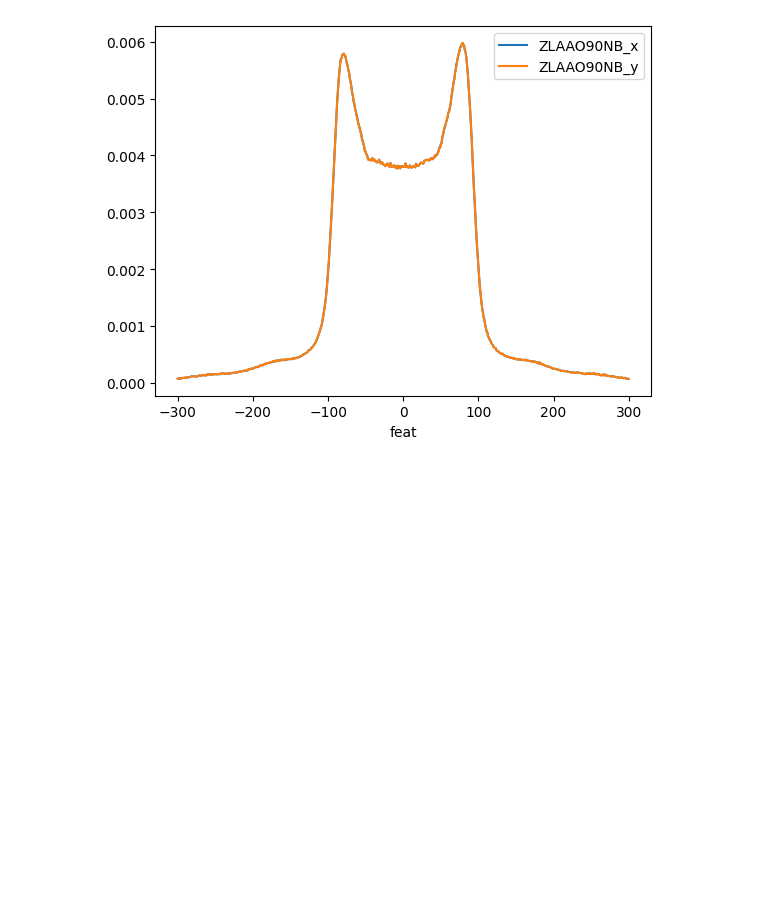
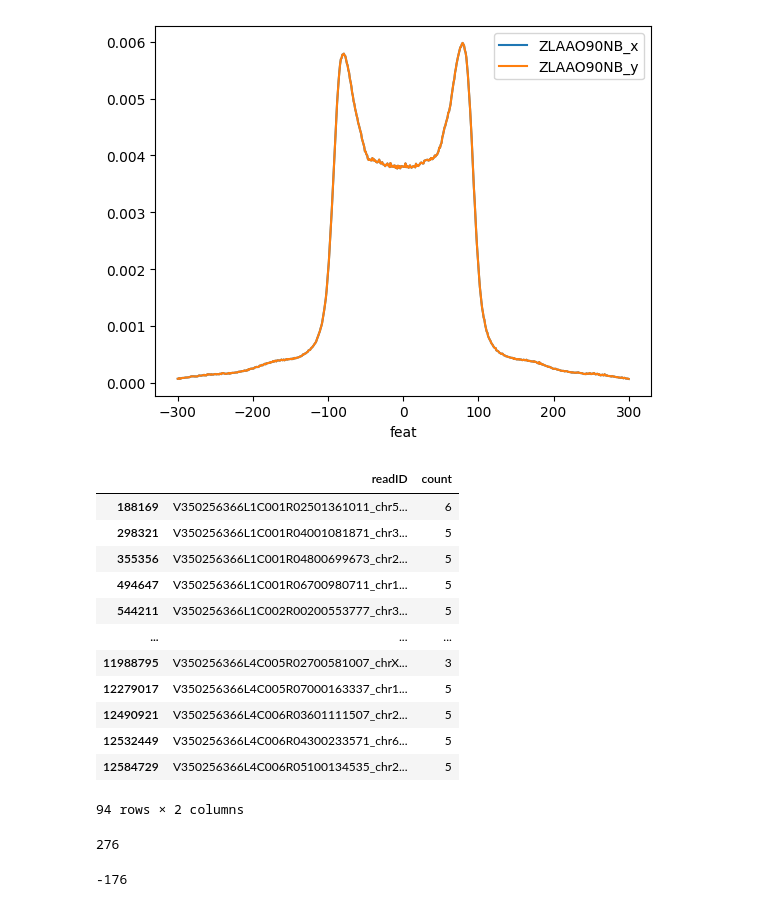
Before and after one commit to hieunguyen4193/ecd_wgs_features, a Jupyter notebook: test_generate_features.ipynb, the cells around one changed output. Cells and saved outputs as stored; diff of their text form; code cells hidden in the pictures; blank space fills up the shorter version.

```diff
--- a/test_generate_features.ipynb
+++ b/test_generate_features.ipynb
@@ -62,3 +62,36 @@ check_nuc.set_index("feat").plot()
 # %% [output]
 <Axes: xlabel='feat'>
 [figure]
+# %%
+import pandas as pd
+
+df = pd.read_csv("/media/hieunguyen/HNSD01/src/ecd_wgs_features/testRUN/WGShg19/intersect_output/tmp.csv", header = None)
+df.columns = ["readID"]
+df["count"] = 1
+countdf = df.groupby("readID")["count"].sum()
+# %%
+countdf = countdf.reset_index()
+# %%
+countdf[countdf["count"] > 2]
+# %% [output]
+|  | readID | count |
+| 188169 | V350256366L1C001R02501361011_chr5... | 6 |
+| 298321 | V350256366L1C001R04001081871_chr3... | 5 |
+| 355356 | V350256366L1C001R04800699673_chr2... | 5 |
+| 494647 | V350256366L1C001R06700980711_chr1... | 5 |
+| 544211 | V350256366L1C002R00200553777_chr3... | 5 |
+| ... | ... | ... |
+| 11988795 | V350256366L4C005R02700581007_chrX... | 3 |
+| 12279017 | V350256366L4C005R07000163337_chr1... | 5 |
+| 12490921 | V350256366L4C006R03601111507_chr2... | 5 |
+| 12532449 | V350256366L4C006R04300233571_chr6... | 5 |
+| 12584729 | V350256366L4C006R05100134535_chr2... | 5 |
+94 rows × 2 columns
+# %%
+countdf[countdf["count"] > 2]["count"].sum() - 94*2
+# %% [output]
+276
+# %%
+25460382 - 25460558
+# %% [output]
+-176
```
Also changed, not shown: 13 other files.
